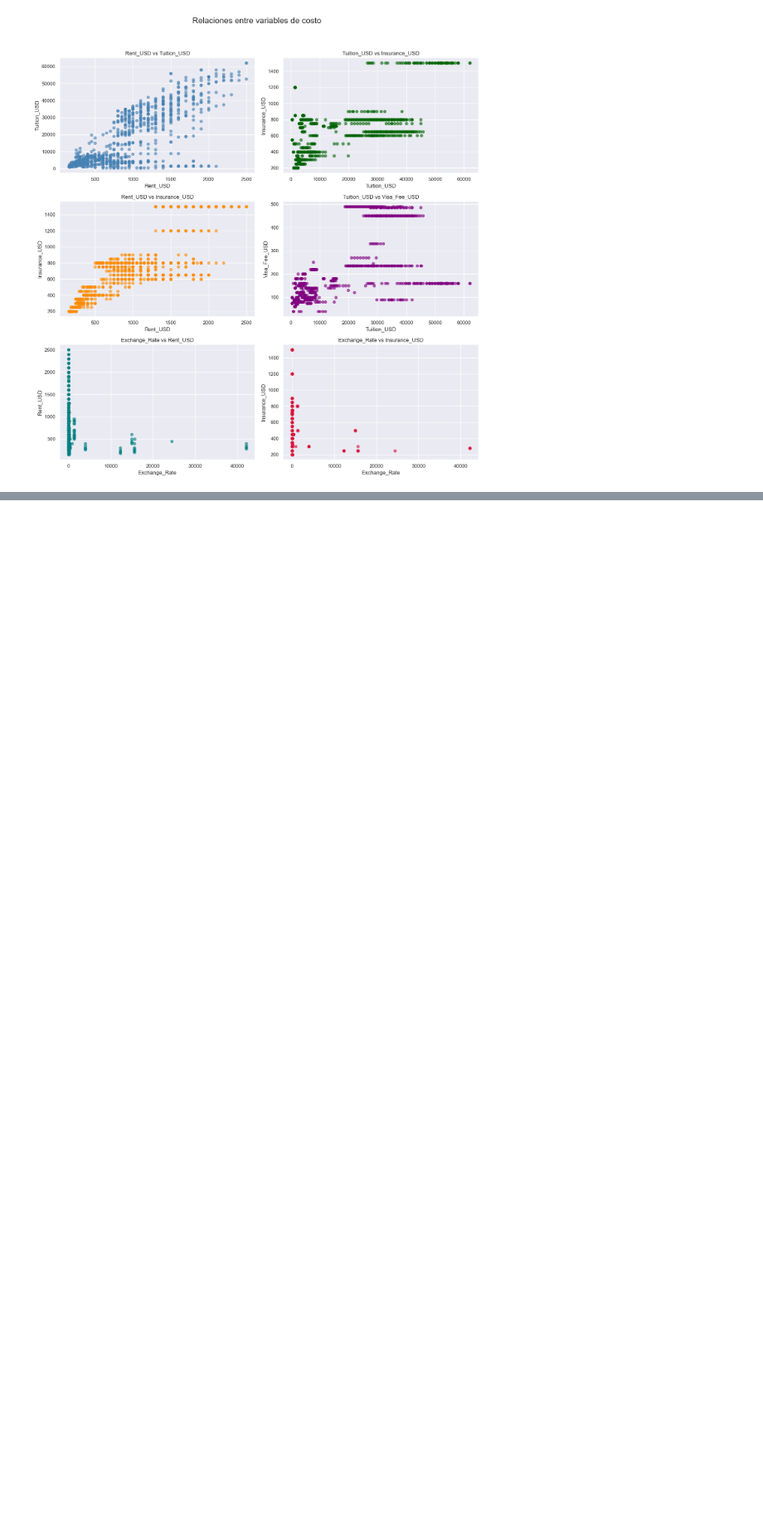
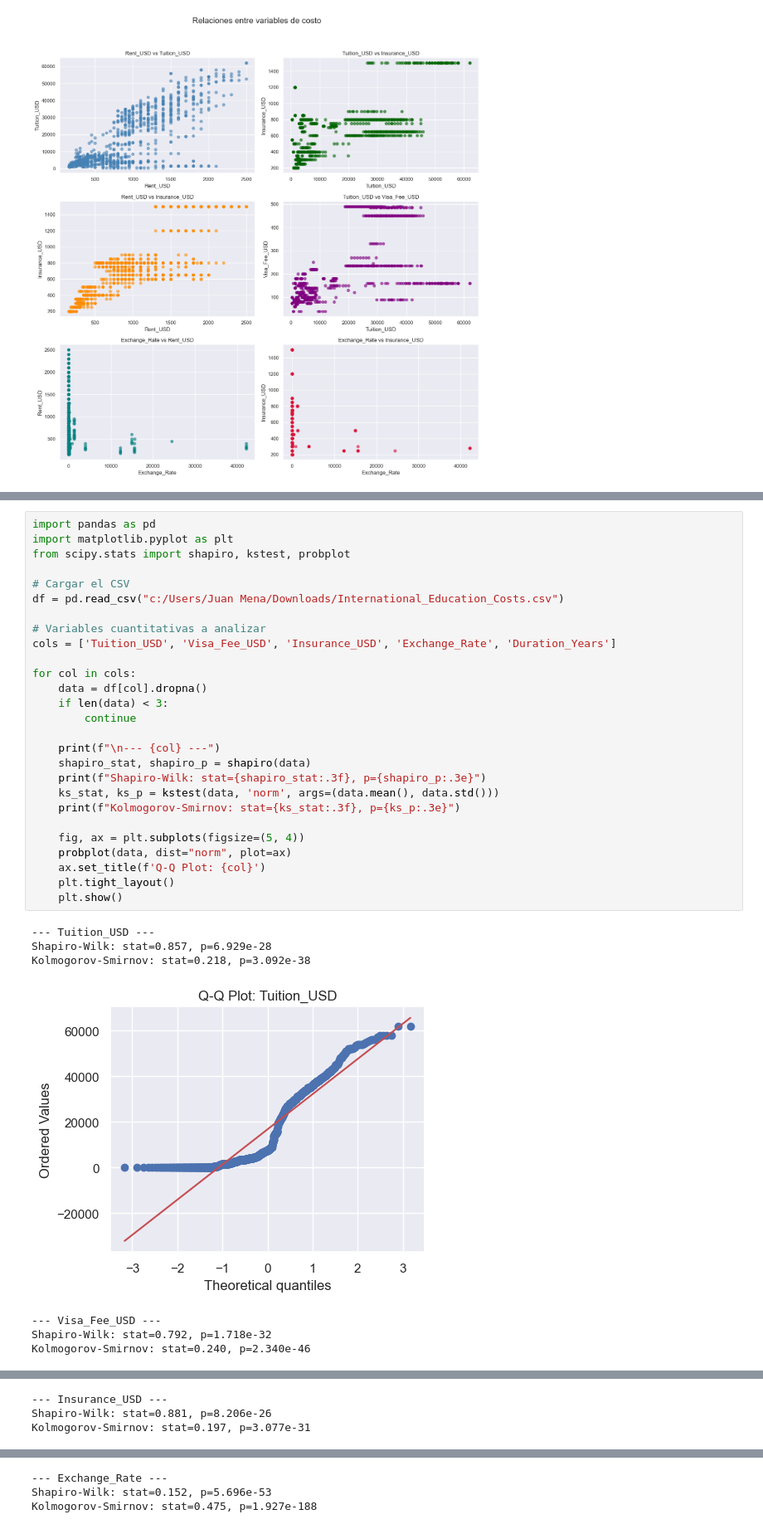
Before and after one commit to Daniel-Prada27/Proyecto_Estadistica, a Jupyter notebook: Proyecto.ipynb, the cells around one changed output, grey strips where cells are left out. Shown at 83% size. Cells and saved outputs as stored; diff of their text form; blank space fills up the shorter version.

```diff
--- a/Proyecto.ipynb
+++ b/Proyecto.ipynb
@@ -312,0 +338,35 @@ plt.show()
+# %%
+import pandas as pd
+import matplotlib.pyplot as plt
+from scipy.stats import shapiro, kstest, probplot
+
+# Cargar el CSV
+df = pd.read_csv("c:/Users/Juan Mena/Downloads/International_Education_Costs.csv")
+
+# Variables cuantitativas a analizar
+cols = ['Tuition_USD', 'Visa_Fee_USD', 'Insurance_USD', 'Exchange_Rate', 'Duration_Years']
+
+for col in cols:
+    data = df[col].dropna()
+    if len(data) < 3:
+        continue
+
+    print(f"\n--- {col} ---")
+    shapiro_stat, shapiro_p = shapiro(data)
+    print(f"Shapiro-Wilk: stat={shapiro_stat:.3f}, p={shapiro_p:.3e}")
+    ks_stat, ks_p = kstest(data, 'norm', args=(data.mean(), data.std()))
+    print(f"Kolmogorov-Smirnov: stat={ks_stat:.3f}, p={ks_p:.3e}")
+
+    fig, ax = plt.subplots(figsize=(5, 4))
+    probplot(data, dist="norm", plot=ax)
+    ax.set_title(f'Q-Q Plot: {col}')
+    plt.tight_layout()
+    plt.show()
+# %% [output]
+--- Tuition_USD ---
+Shapiro-Wilk: stat=0.857, p=6.929e-28
+Kolmogorov-Smirnov: stat=0.218, p=3.092e-38
+[figure, added]
+--- Visa_Fee_USD ---
+Shapiro-Wilk: stat=0.792, p=1.718e-32
+Kolmogorov-Smirnov: stat=0.240, p=2.340e-46
@@ -312,0 +374,3 @@ plt.show()
+--- Insurance_USD ---
+Shapiro-Wilk: stat=0.881, p=8.206e-26
+Kolmogorov-Smirnov: stat=0.197, p=3.077e-31
@@ -312,0 +378,3 @@ plt.show()
+--- Exchange_Rate ---
+Shapiro-Wilk: stat=0.152, p=5.696e-53
+Kolmogorov-Smirnov: stat=0.475, p=1.927e-188
```
Also changed, not shown: parts of 12 cells of this notebook.
